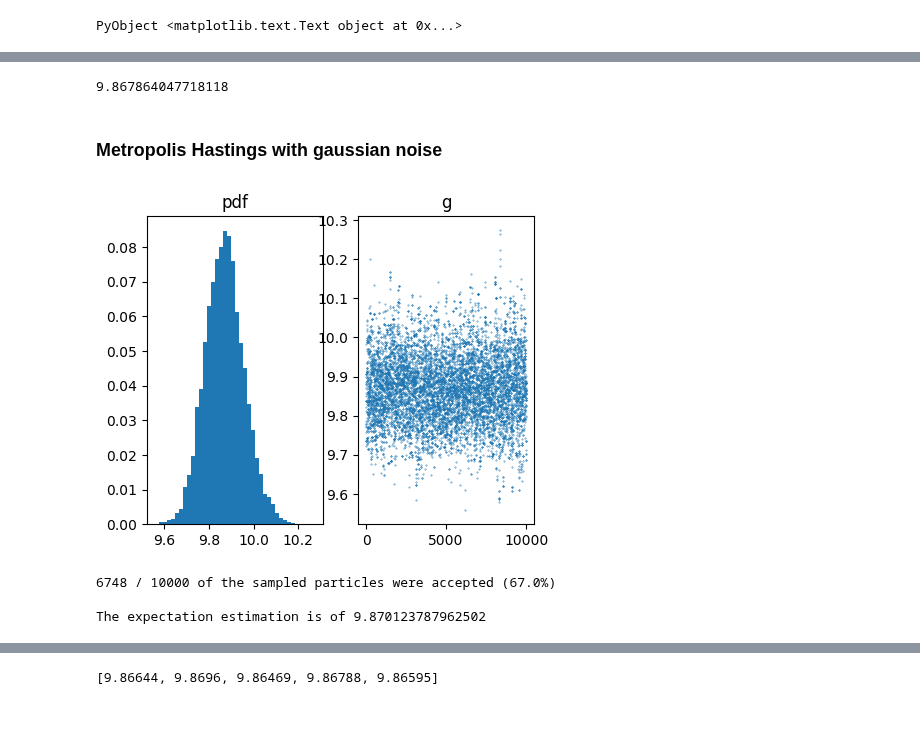
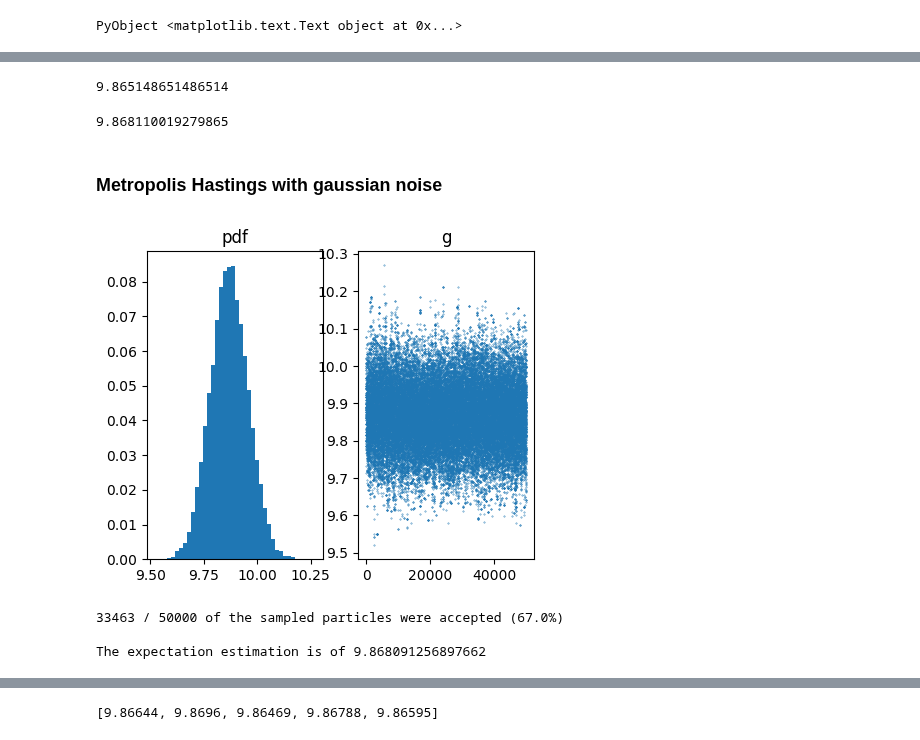
Before and after one commit to matthieubulte/smc, a Jupyter notebook: code/Results.ipynb, the cells around one changed output, grey strips where cells are left out. Drawn from its saved outputs; the diff is of its cells as text; code cells hidden in the pictures.

Commit message:
add more plots and finalize thesis

```diff
--- a/code/Results.ipynb
+++ b/code/Results.ipynb
@@ -79,7 +99,17 @@ yticks([])
-# %%
-vecdot(mesh, els[end,:])/sum(els[end,:])
-# %% [output]
-9.867864047718118
+# %%
+mesh[findmax(els)[2]]
+# %% [output]
+9.865148651486514
+# %%
+mesh = linspace(9.6,10.2,100000)
+
+
+lhood = (g -> -loglikelihood(n_measurements, g)[1] + Distributions.logpdf(prior, g)).(mesh)
+els = exp.(lhood)
+
+vecdot(mesh, els)/sum(els)
+# %% [output]
+9.868110019279865
 # %% [markdown]
 ### Metropolis Hastings with gaussian noise
 # %%
@@ -88,35 +118,35 @@ function GaussianMetropolisHastings(K, prior, ϕ, γ, warmup)
 
     X = zeros(K-warmup, length(x₀))
     W = zeros(K-warmup)
     accepted = 0
 
     w = MvNormal(γ^2*eye(length(x₀)))
     x = x₀
     ϕₓ = ϕ(x)
 
     for k=1:K
         y = x + rand(w)
         ϕₙ = ϕ(y)
         if rand() < min(1, (pdf(prior, y[1])/pdf(prior, x[1]))*exp(ϕₓ-ϕₙ))
             x = y
             ϕₓ = ϕₙ
             if k > warmup
                 accepted += 1
             end
         end
 
         if k > warmup
             W[k-warmup] = ϕₙ * pdf(prior, x[1])
             X[k-warmup,:] = x
         end
     end
     X, exp.(-W), accepted
 end
 
-out = GaussianMetropolisHastings(10_500, prior, full_loglikelihood, 0.1, 500);
+out = GaussianMetropolisHastings(50_500, prior, full_loglikelihood, 0.1, 500);
 plotMCMC(out)
 # %% [output]
-[figure, old version]
+[figure, new version]
-6748 / 10000 of the sampled particles were accepted (67.0%)
+33463 / 50000 of the sampled particles were accepted (67.0%)
 
-The expectation estimation is of 9.870123787962502
+The expectation estimation is of 9.868091256897662
```
Also changed, not shown: parts of 19 cells of this notebook, 11 other files.
